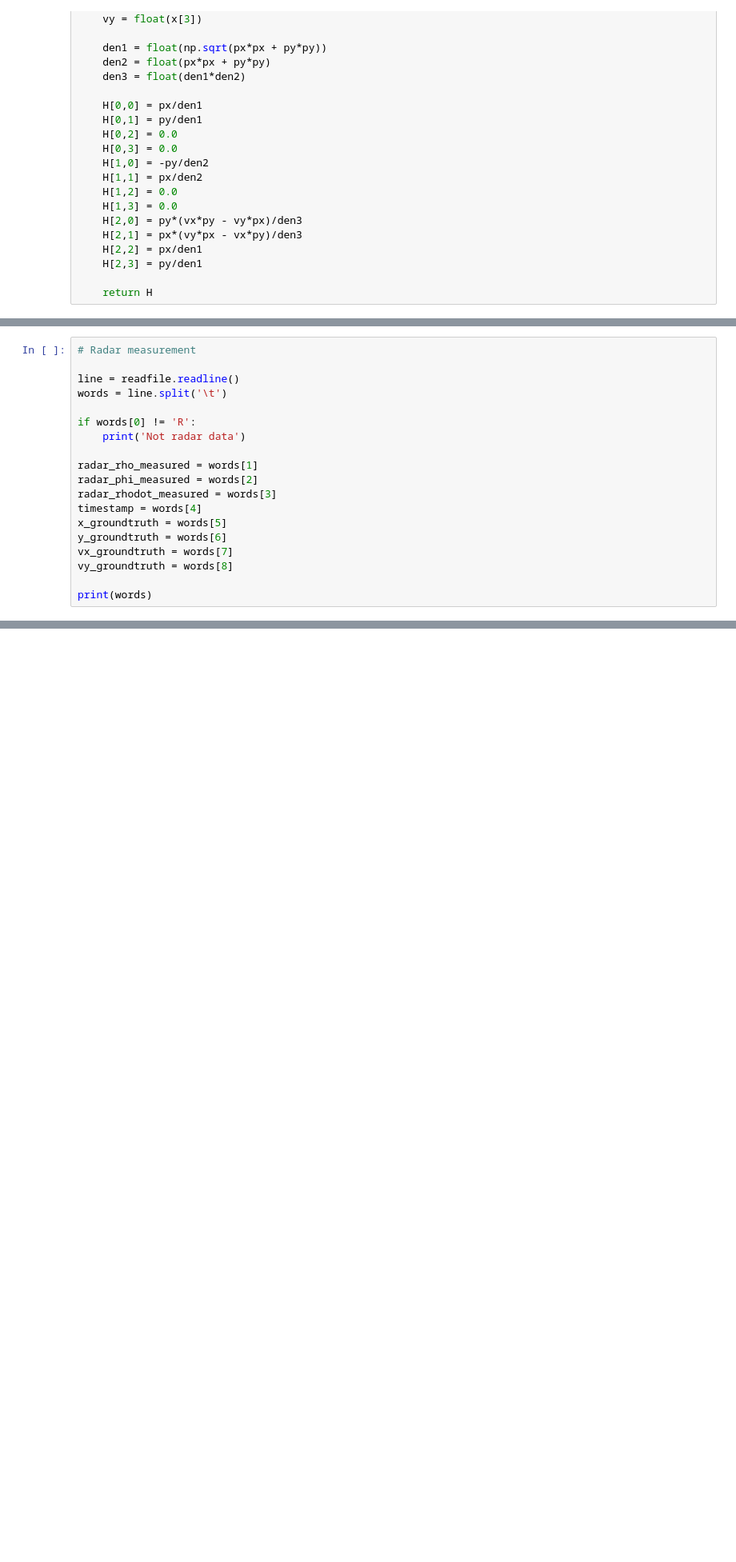
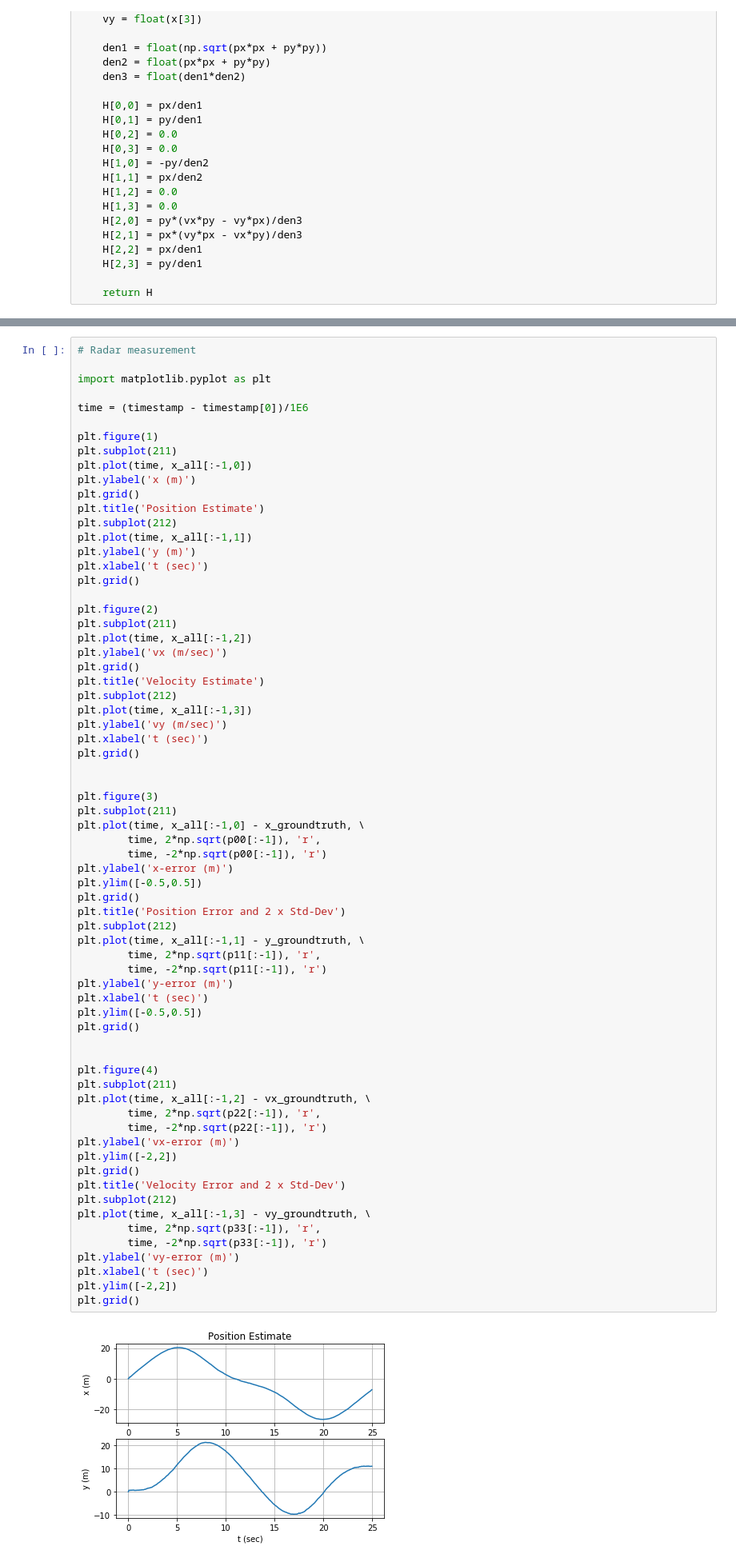
Before and after one commit to suvoganguli/SDCND-Projects, a Jupyter notebook: CarND-Extended-Kalman-Filter-P5/src/verify.ipynb, the cells around one changed output, grey strips where cells are left out. Shown at 80% size. Saved outputs shown, nothing was run; the diff lists cells and outputs as text; blank space fills up the shorter version.

```diff
--- a/CarND-Extended-Kalman-Filter-P5/src/verify.ipynb
+++ b/CarND-Extended-Kalman-Filter-P5/src/verify.ipynb
@@ -243,19 +248,0 @@ dt =  50000.0
-# %%
-# Radar measurement
-
-line = readfile.readline()
-words = line.split('\t')
-
-if words[0] != 'R':
-    print('Not radar data')
-
-radar_rho_measured = words[1]
-radar_phi_measured = words[2]
-radar_rhodot_measured = words[3]
-timestamp = words[4]
-x_groundtruth = words[5]
-y_groundtruth = words[6]
-vx_groundtruth = words[7]
-vy_groundtruth = words[8]
-
-print(words)
@@ -270,0 +249,70 @@ x[:,0]
+# %%
+# Radar measurement
+
+import matplotlib.pyplot as plt
+
+time = (timestamp - timestamp[0])/1E6
+
+plt.figure(1)
+plt.subplot(211)
+plt.plot(time, x_all[:-1,0])
+plt.ylabel('x (m)')
+plt.grid()
+plt.title('Position Estimate')
+plt.subplot(212)
+plt.plot(time, x_all[:-1,1])
+plt.ylabel('y (m)')
+plt.xlabel('t (sec)')
+plt.grid()
+
+plt.figure(2)
+plt.subplot(211)
+plt.plot(time, x_all[:-1,2])
+plt.ylabel('vx (m/sec)')
+plt.grid()
+plt.title('Velocity Estimate')
+plt.subplot(212)
+plt.plot(time, x_all[:-1,3])
+plt.ylabel('vy (m/sec)')
+plt.xlabel('t (sec)')
+plt.grid()
+
+
+plt.figure(3)
+plt.subplot(211)
+plt.plot(time, x_all[:-1,0] - x_groundtruth, \
+        time, 2*np.sqrt(p00[:-1]), 'r',
+        time, -2*np.sqrt(p00[:-1]), 'r')
+plt.ylabel('x-error (m)')
+plt.ylim([-0.5,0.5])
+plt.grid()
+plt.title('Position Error and 2 x Std-Dev')
+plt.subplot(212)
+plt.plot(time, x_all[:-1,1] - y_groundtruth, \
+        time, 2*np.sqrt(p11[:-1]), 'r',
+        time, -2*np.sqrt(p11[:-1]), 'r')
+plt.ylabel('y-error (m)')
+plt.xlabel('t (sec)')
+plt.ylim([-0.5,0.5])
+plt.grid()
+
+
+plt.figure(4)
+plt.subplot(211)
+plt.plot(time, x_all[:-1,2] - vx_groundtruth, \
+        time, 2*np.sqrt(p22[:-1]), 'r',
+        time, -2*np.sqrt(p22[:-1]), 'r')
+plt.ylabel('vx-error (m)')
+plt.ylim([-2,2])
+plt.grid()
+plt.title('Velocity Error and 2 x Std-Dev')
+plt.subplot(212)
+plt.plot(time, x_all[:-1,3] - vy_groundtruth, \
+        time, 2*np.sqrt(p33[:-1]), 'r',
+        time, -2*np.sqrt(p33[:-1]), 'r')
+plt.ylabel('vy-error (m)')
+plt.xlabel('t (sec)')
+plt.ylim([-2,2])
+plt.grid()
+# %% [output]
+[figure, added]
```
Also changed, not shown: parts of 5 cells of this notebook.
